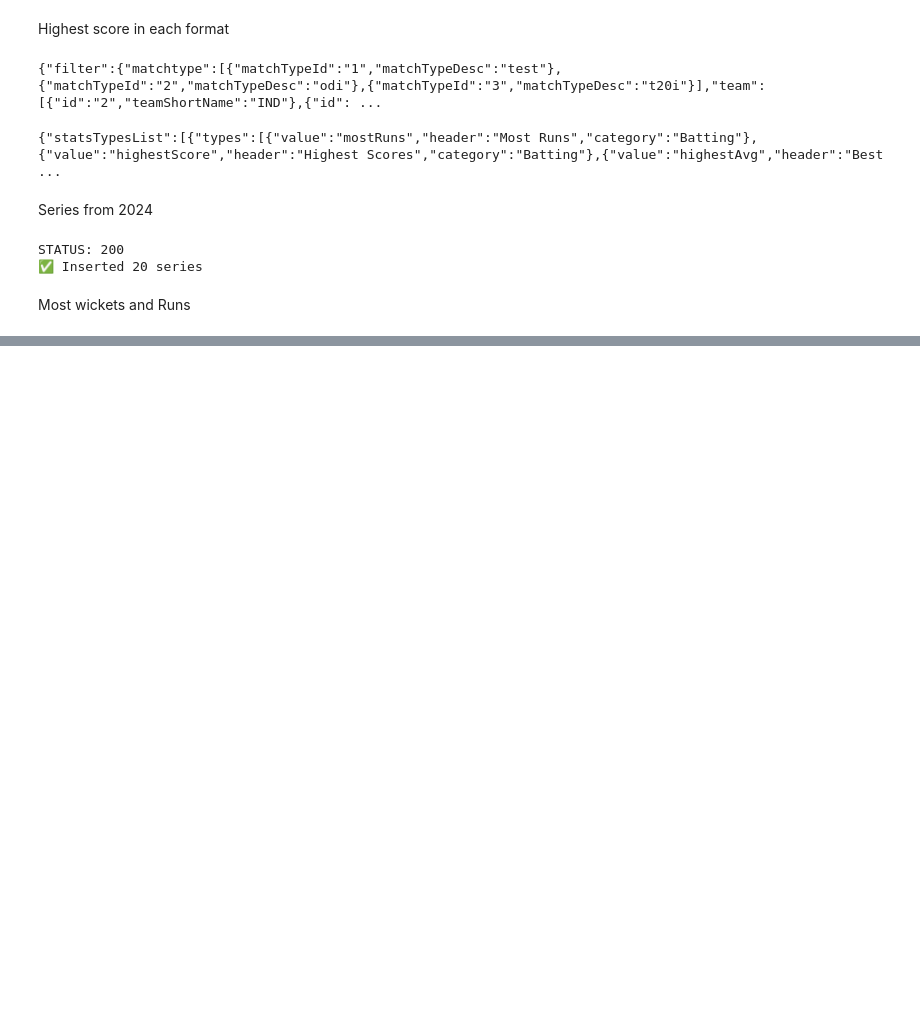
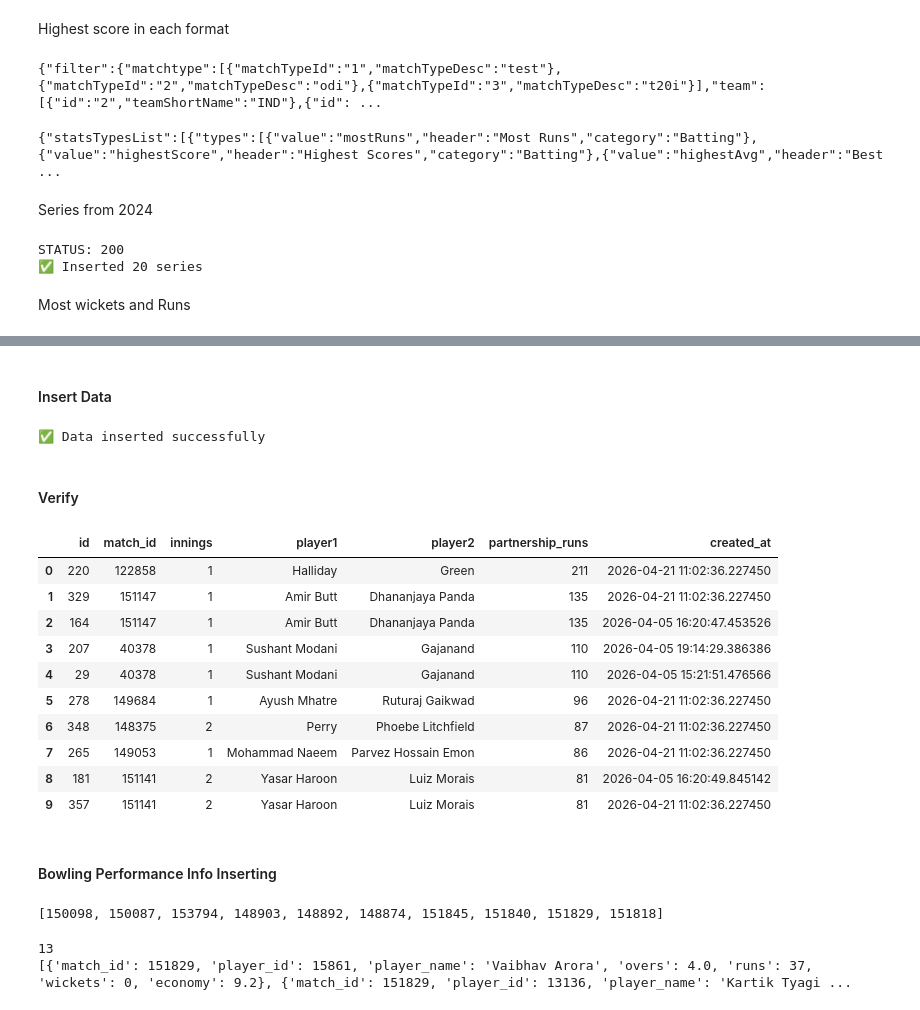
Before and after one commit to dev-prasath/Cricbuzz_livestats, a Jupyter notebook: notebooks/data_fetching.ipynb, the cells around one changed output, grey strips where cells are left out. Drawn from its saved outputs; the diff is of its cells as text; code cells hidden in the pictures; blank space fills up the shorter version.

```diff
--- a/notebooks/data_fetching.ipynb
+++ b/notebooks/data_fetching.ipynb
@@ -1096,0 +2370,38 @@ print(data.decode("utf-8"))
+# %% [markdown]
+#### Insert Data
+# %%
+insert_partnerships(data)
+
+print("Data inserted successfully")
+# %% [output]
+✅ Data inserted successfully
+# %% [markdown]
+#### Verify
+# %%
+conn = get_connection()
+
+query = """
+SELECT *
+FROM partnerships
+ORDER BY partnership_runs DESC
+LIMIT 10;
+"""
+
+df = pd.read_sql(query, conn)
+conn.close()
+
+df
+# %% [output]
+|  | id | match_id | innings | player1 | player2 | partnership_runs | created_at |
+| 0 | 220 | 122858 | 1 | Halliday | Green | 211 | 2026-04-21 11:02:36.227450 |
+| 1 | 329 | 151147 | 1 | Amir Butt | Dhananjaya Panda | 135 | 2026-04-21 11:02:36.227450 |
+| 2 | 164 | 151147 | 1 | Amir Butt | Dhananjaya Panda | 135 | 2026-04-05 16:20:47.453526 |
+| 3 | 207 | 40378 | 1 | Sushant Modani | Gajanand | 110 | 2026-04-05 19:14:29.386386 |
+| 4 | 29 | 40378 | 1 | Sushant Modani | Gajanand | 110 | 2026-04-05 15:21:51.476566 |
+| 5 | 278 | 149684 | 1 | Ayush Mhatre | Ruturaj Gaikwad | 96 | 2026-04-21 11:02:36.227450 |
+| 6 | 348 | 148375 | 2 | Perry | Phoebe Litchfield | 87 | 2026-04-21 11:02:36.227450 |
+| 7 | 265 | 149053 | 1 | Mohammad Naeem | Parvez Hossain Emon | 86 | 2026-04-21 11:02:36.227450 |
+| 8 | 181 | 151141 | 2 | Yasar Haroon | Luiz Morais | 81 | 2026-04-05 16:20:49.845142 |
+| 9 | 357 | 151141 | 2 | Yasar Haroon | Luiz Morais | 81 | 2026-04-21 11:02:36.227450 |
+# %% [markdown]
+#### Bowling Performance Info Inserting
@@ -1096,0 +2452,5 @@ print(data.decode("utf-8"))
+# %%
+match_ids = get_match_ids(10)
+print(match_ids)
+# %% [output]
+[150098, 150087, 153794, 148903, 148892, 148874, 151845, 151840, 151829, 151818]
@@ -1096,0 +2501,7 @@ print(data.decode("utf-8"))
+# %%
+data = extract_bowling([151829])
+print(len(data))
+print(data[:2])
+# %% [output]
+13
+[{'match_id': 151829, 'player_id': 15861, 'player_name': 'Vaibhav Arora', 'overs': 4.0, 'runs': 37, 'wickets': 0, 'economy': 9.2}, {'match_id': 151829, 'player_id': 13136, 'player_name': 'Kartik Tyagi ...
```
Also changed, not shown: parts of 101 cells of this notebook, 10 other files.
